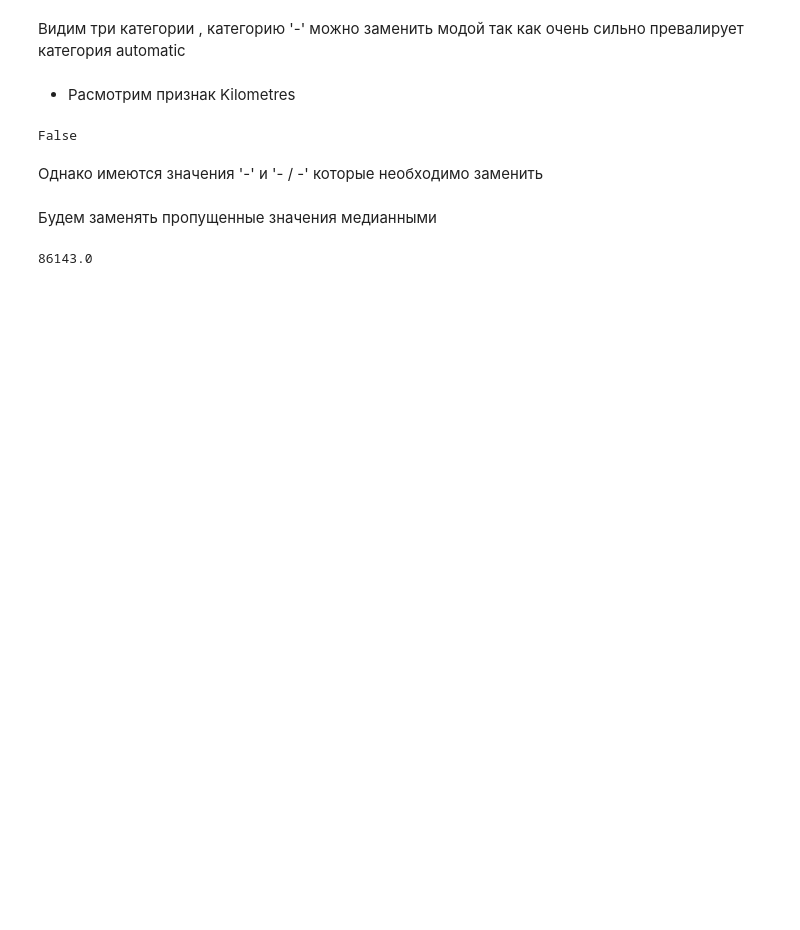
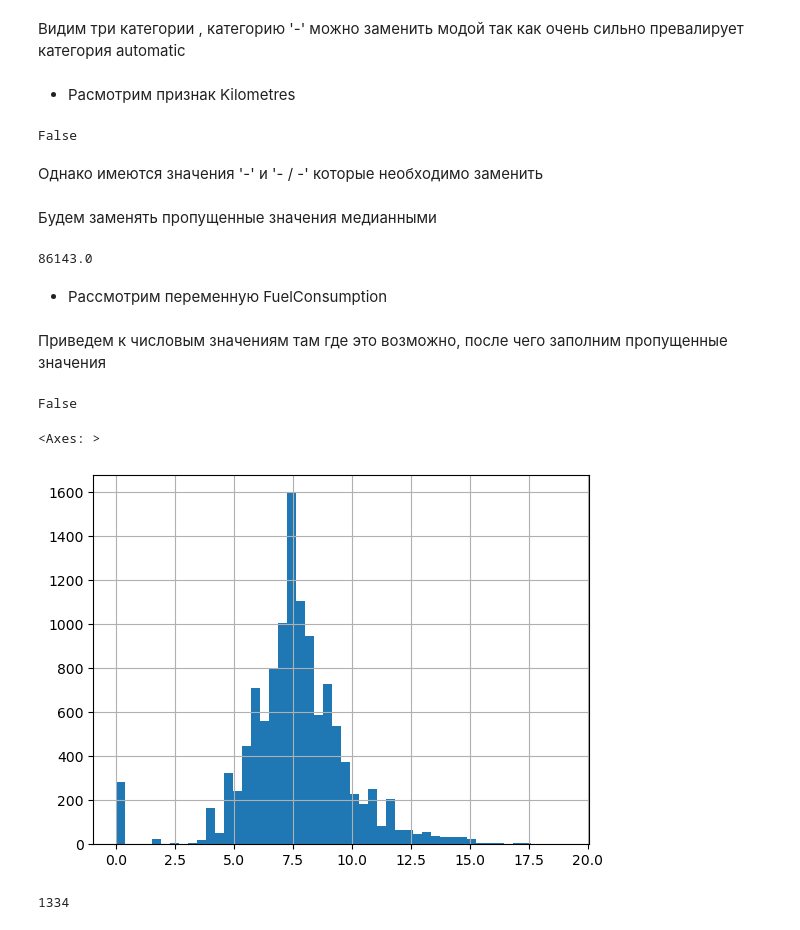
Before and after one commit to dmitryburn/workshop3, a Jupyter notebook: code/Car_price.ipynb, the cells around one changed output. Saved outputs shown, nothing was run; the diff lists cells and outputs as text; code cells hidden in the pictures; blank space fills up the shorter version.

```diff
--- a/code/Car_price.ipynb
+++ b/code/Car_price.ipynb
@@ -490,3 +490,22 @@ False
 train_df[(train_df.Kilometres != '-') & (train_df.Kilometres != '- / -')].Kilometres.astype(int).median()
 # %% [output]
 86143.0
+# %% [markdown]
+- Рассмотрим переменную FuelConsumption
+# %% [markdown]
+Приведем к числовым значениям там где это возможно, после чего заполним пропущенные значения
+# %%
+train_df.FuelConsumption.isna().any()
+# %% [output]
+False
+# %%
+train_df.FuelConsumption = train_df.FuelConsumption.apply(lambda x: float(x.split('L')[0]) if x and x != '-' else np.nan)
+# %%
+train_df.FuelConsumption.hist(bins=50)
+# %% [output]
+<Axes: >
+[figure, added]
+# %%
+train_df.FuelConsumption.isna().sum()
+# %% [output]
+1334
```
Also changed, not shown: parts of 26 cells of this notebook.
